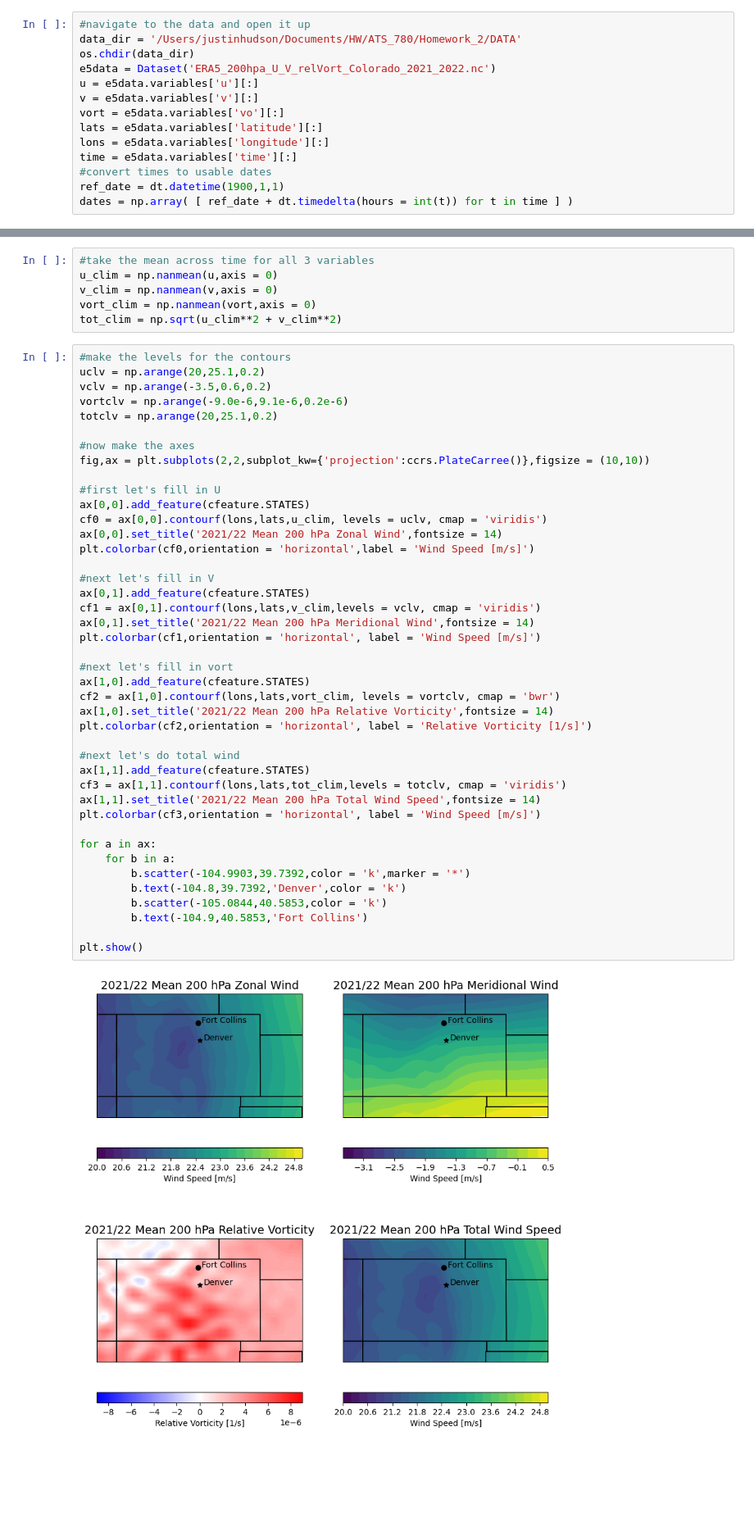
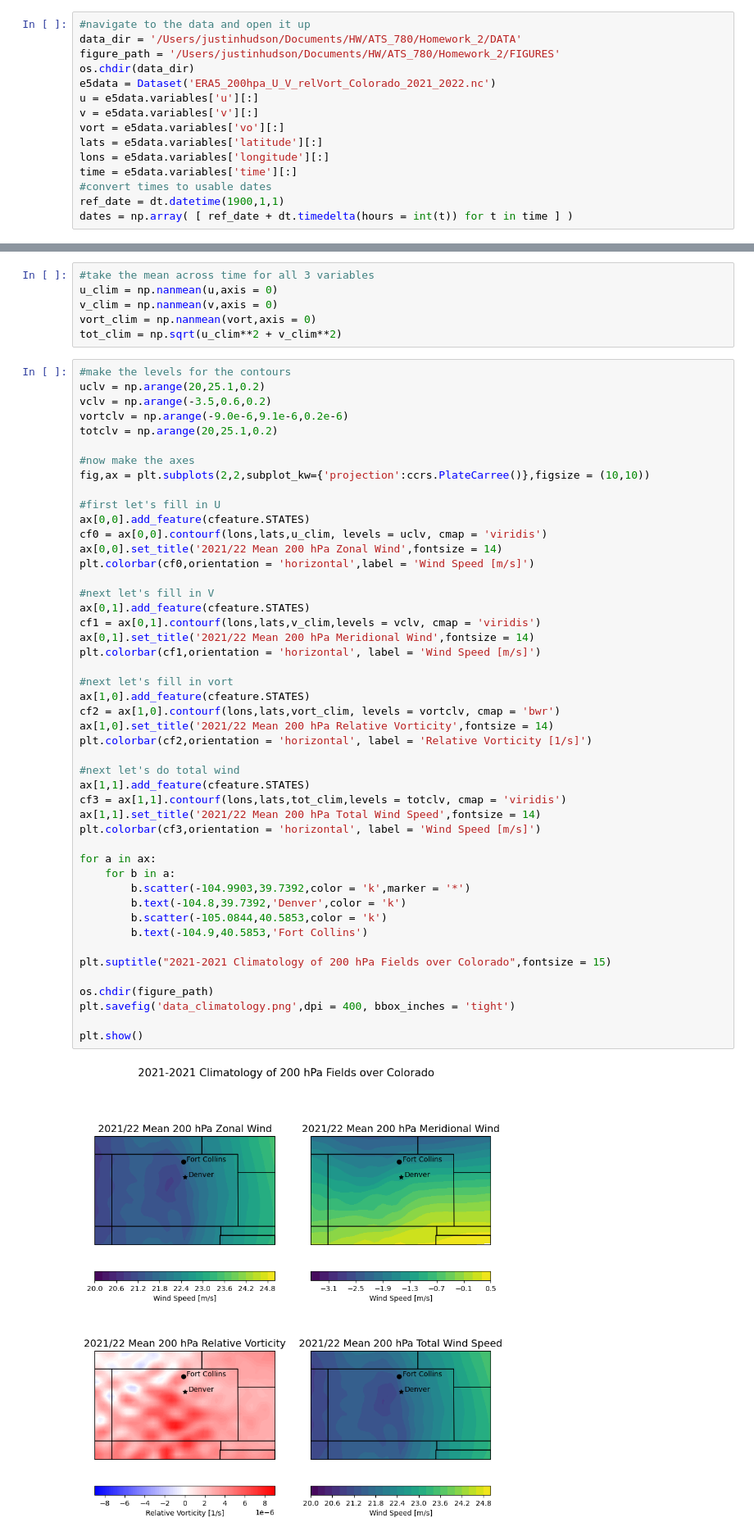
Before and after one commit to JustinRHudson/ATS780_HW2, a Jupyter notebook: CODE/Data_Explorer.ipynb, the cells around one changed output, grey strips where cells are left out. Shown at 82% size. Drawn from its saved outputs; the diff is of its cells as text; blank space fills up the shorter version.

Commit message:
Now saves the figures

```diff
--- a/CODE/Data_Explorer.ipynb
+++ b/CODE/Data_Explorer.ipynb
@@ -13,6 +13,7 @@ import pandas as pd
 # %%
 #navigate to the data and open it up
 data_dir = '/Users/justinhudson/Documents/HW/ATS_780/Homework_2/DATA'
+figure_path = '/Users/justinhudson/Documents/HW/ATS_780/Homework_2/FIGURES'
 os.chdir(data_dir)
 e5data = Dataset('ERA5_200hpa_U_V_relVort_Colorado_2021_2022.nc')
 u = e5data.variables['u'][:]
@@ -124,31 +113,36 @@ cf0 = ax[0,0].contourf(lons,lats,u_clim, levels = uclv, cmap = 'viridis')
 ax[0,0].set_title('2021/22 Mean 200 hPa Zonal Wind',fontsize = 14)
 plt.colorbar(cf0,orientation = 'horizontal',label = 'Wind Speed [m/s]')
 
 #next let's fill in V
 ax[0,1].add_feature(cfeature.STATES)
 cf1 = ax[0,1].contourf(lons,lats,v_clim,levels = vclv, cmap = 'viridis')
 ax[0,1].set_title('2021/22 Mean 200 hPa Meridional Wind',fontsize = 14)
 plt.colorbar(cf1,orientation = 'horizontal', label = 'Wind Speed [m/s]')
 
 #next let's fill in vort
 ax[1,0].add_feature(cfeature.STATES)
 cf2 = ax[1,0].contourf(lons,lats,vort_clim, levels = vortclv, cmap = 'bwr')
 ax[1,0].set_title('2021/22 Mean 200 hPa Relative Vorticity',fontsize = 14)
 plt.colorbar(cf2,orientation = 'horizontal', label = 'Relative Vorticity [1/s]')
 
 #next let's do total wind
 ax[1,1].add_feature(cfeature.STATES)
 cf3 = ax[1,1].contourf(lons,lats,tot_clim,levels = totclv, cmap = 'viridis')
 ax[1,1].set_title('2021/22 Mean 200 hPa Total Wind Speed',fontsize = 14)
 plt.colorbar(cf3,orientation = 'horizontal', label = 'Wind Speed [m/s]')
 
 for a in ax:
     for b in a:
         b.scatter(-104.9903,39.7392,color = 'k',marker = '*')
         b.text(-104.8,39.7392,'Denver',color = 'k')
         b.scatter(-105.0844,40.5853,color = 'k')
         b.text(-104.9,40.5853,'Fort Collins')
 
+plt.suptitle("2021-2021 Climatology of 200 hPa Fields over Colorado",fontsize = 15)
+
+os.chdir(figure_path)
+plt.savefig('data_climatology.png',dpi = 400, bbox_inches = 'tight')
+
 plt.show()
 # %% [output]
-[figure, old version]
+[figure, new version]
```
Also changed, not shown: parts of 6 cells of this notebook.
